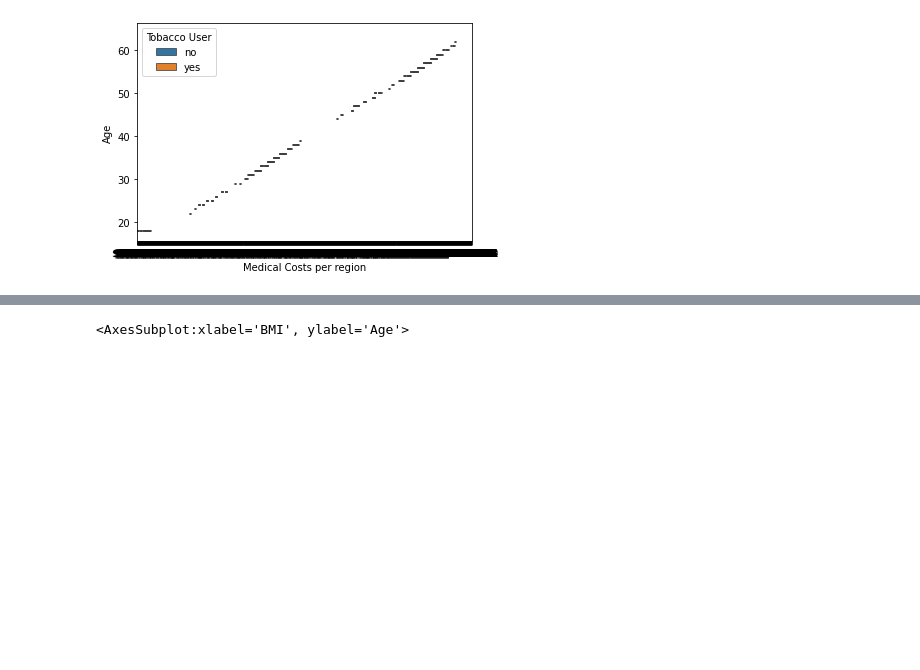
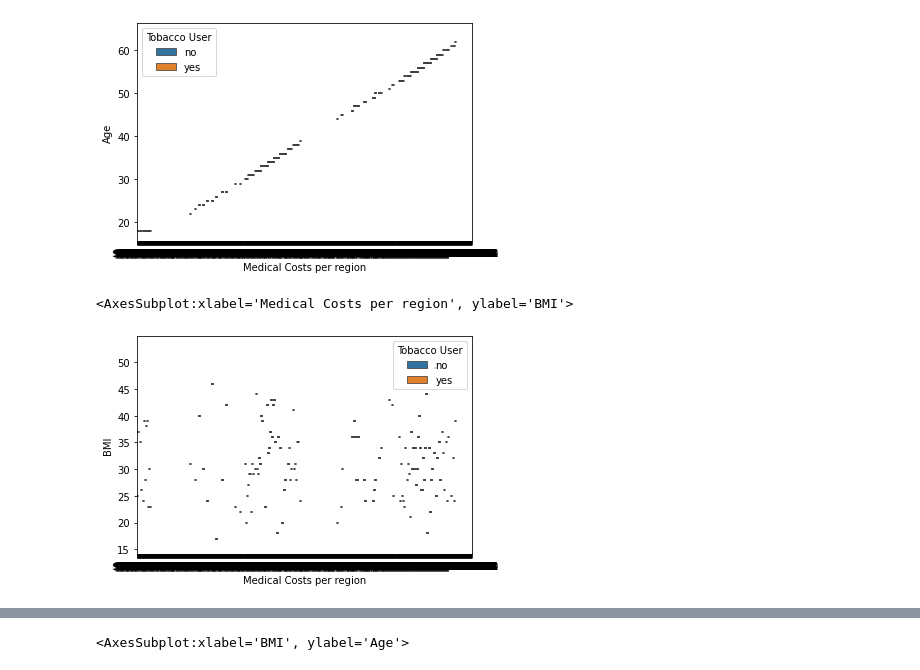
Before and after one commit to data301-2020-winter2/course-project-group_1015, a Jupyter notebook: analysis/Johnny/EDA.ipynb, the cells around one changed output, grey strips where cells are left out. Drawn from its saved outputs; the diff is of its cells as text; code cells hidden in the pictures; blank space fills up the shorter version.

```diff
--- a/analysis/Johnny/EDA.ipynb
+++ b/analysis/Johnny/EDA.ipynb
@@ -180,5 +163,13 @@ sns.boxplot(data=df,
 # %% [output]
 <AxesSubplot:xlabel='Medical Costs per region', ylabel='Age'>
 [figure]
+# %%
+sns.boxplot(data=df,
+              y="BMI",
+              x="Medical Costs per region",
+              hue="Tobacco User")
+# %% [output]
+<AxesSubplot:xlabel='Medical Costs per region', ylabel='BMI'>
+[figure, added]
 # %%
 df.boxplot(column='Age',by = 'BMI')
```
Also changed, not shown: parts of 15 cells of this notebook, 3 other files.
